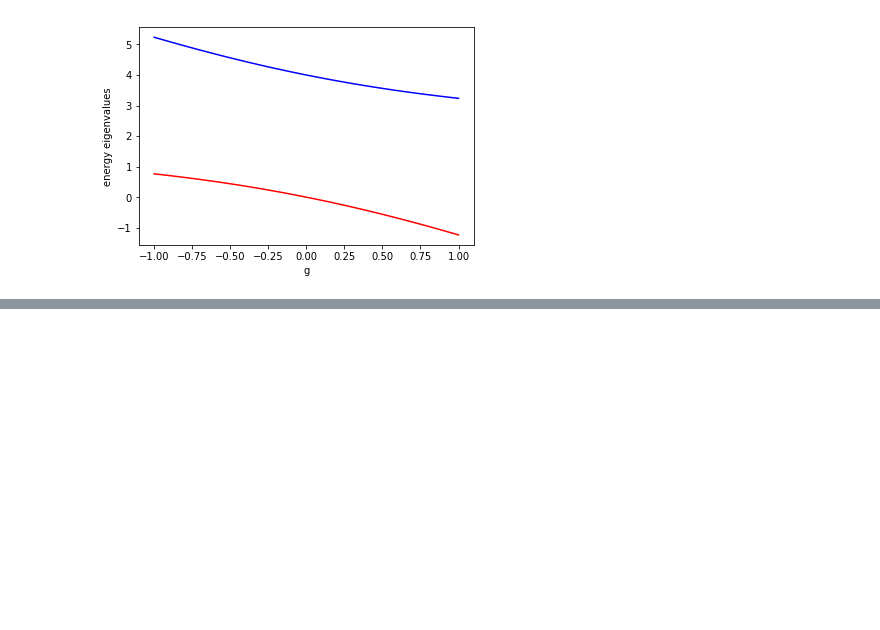
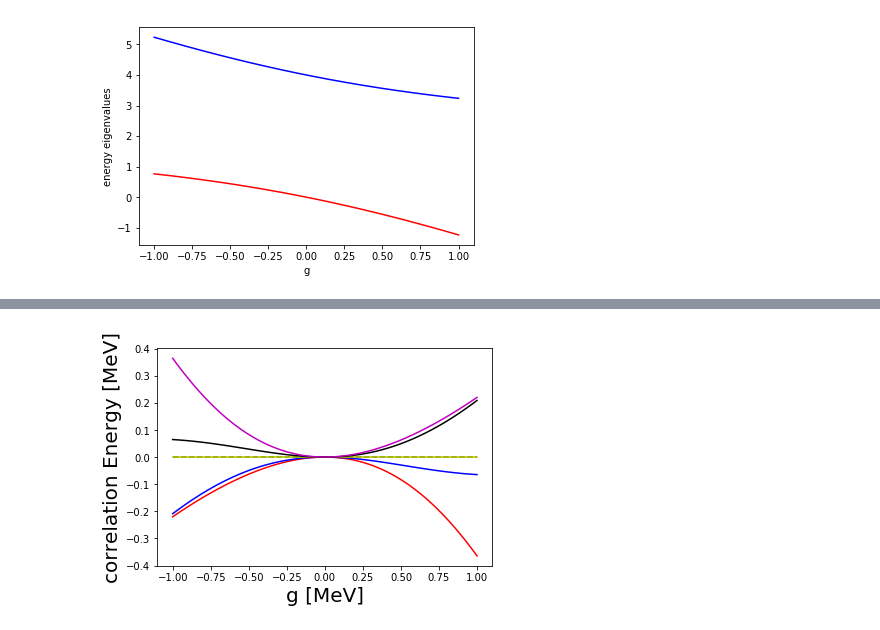
Before and after one commit to abansal92/pairingmodel, a Jupyter notebook: pairing model.ipynb, the cells around one changed output, grey strips where cells are left out. Saved outputs shown, nothing was run; the diff lists cells and outputs as text; code cells hidden in the pictures; blank space fills up the shorter version.

```diff
--- a/pairing model.ipynb
+++ b/pairing model.ipynb
@@ -28,0 +102,21 @@ plt.legend()
+# %%
+#next we would like to compute correlation energy
+E = [2*eps,4*eps,6*eps, 6*eps, 8*eps, 10*eps]
+corr = np.zeros((dim,len(g)))
+for i in range(dim):
+    for j in range(len(g)):
+        corr[i][j] = e_vals[j][i] + g[j] - E[i] #exact energy - energy in first perturbation
+# for i in range(dim):
+#     for j in range(len(g)):
+#         corr[i] =  (e_vals[j][i] - g[j])
+plt.plot(g,corr[0,:],'r')
+plt.plot(g,corr[1,:],'b')
+plt.plot(g,corr[2,:],'g--')
+plt.plot(g,corr[3,:],'y')
+plt.plot(g,corr[4,:],'k')
+plt.plot(g,corr[5,:],'m')
+plt.xlabel('g [MeV]',fontsize = 20)
+plt.ylabel('correlation Energy [MeV]',fontsize = 20)
+plt.legend()
+# %% [output]
+[figure, added]
```
Also changed, not shown: parts of 2 cells of this notebook.
